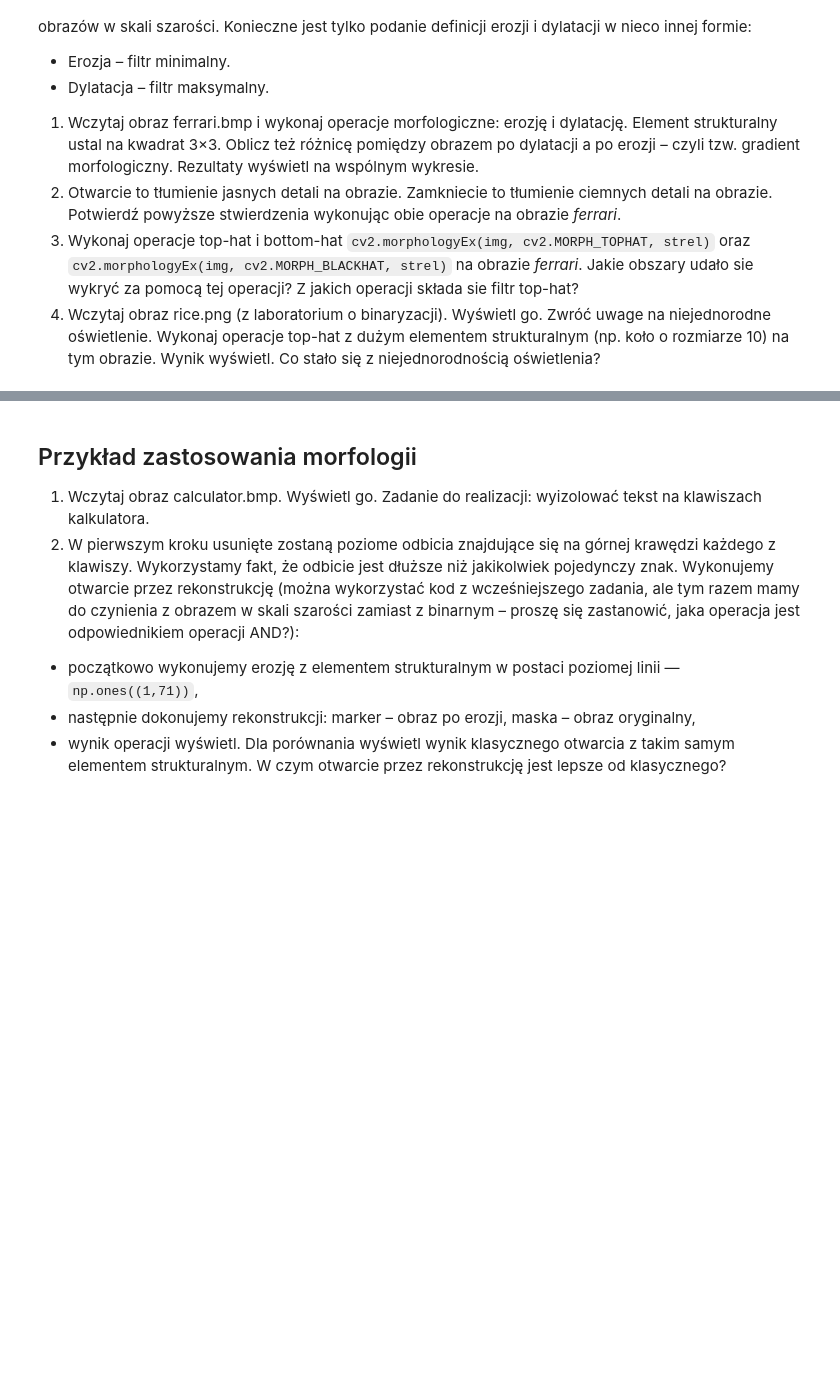
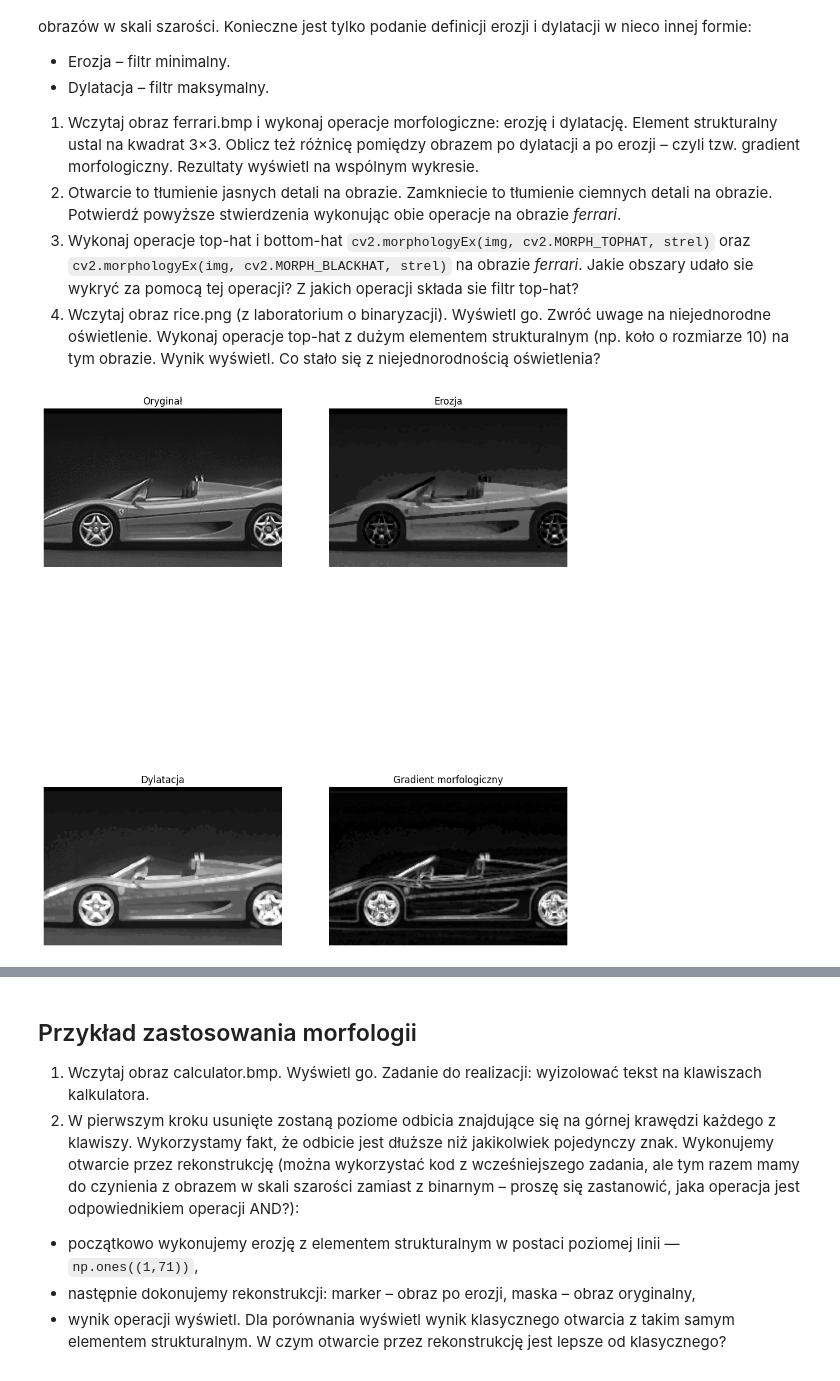
Before and after one commit to DziqG2NK/Wstep-do-cyfrowego-przetwarzania-obrazow, a Jupyter notebook: zajecia_7/10_morphology.ipynb, the cells around one changed output, grey strips where cells are left out. Cells and saved outputs as stored; diff of their text form; code cells hidden in the pictures; blank space fills up the shorter version.

Commit message:
Operations on images in grayscale

```diff
--- a/zajecia_7/10_morphology.ipynb
+++ b/zajecia_7/10_morphology.ipynb
@@ -354,3 +354,25 @@ Wszystkie dotychczasowe operacje (oprócz transformacji trafi, nie trafi) mają
 2. Otwarcie to tłumienie jasnych detali na obrazie. Zamkniecie to tłumienie ciemnych detali na obrazie. Potwierdź powyższe stwierdzenia wykonując obie operacje na obrazie _ferrari_.
 3. Wykonaj operacje top-hat i bottom-hat `cv2.morphologyEx(img, cv2.MORPH_TOPHAT, strel)` oraz `cv2.morphologyEx(img, cv2.MORPH_BLACKHAT, strel)` na obrazie _ferrari_. Jakie obszary udało sie wykryć za pomocą tej operacji? Z jakich operacji składa sie filtr top-hat?
 4. Wczytaj obraz rice.png (z laboratorium o binaryzacji). Wyświetl go. Zwróć uwage na niejednorodne oświetlenie. Wykonaj operacje top-hat z dużym elementem strukturalnym (np. koło o rozmiarze 10) na tym obrazie. Wynik wyświetl. Co stało się z niejednorodnością oświetlenia?
+# %%
+# Zadanie 1
+
+ferrari = cv2.imread("ferrari.bmp", cv2.IMREAD_GRAYSCALE)
+
+kernel = np.ones((3, 3))
+
+ferrari_eroded = cv2.erode(src=ferrari, kernel=kernel)
+ferrari_dilated = cv2.dilate(src=ferrari, kernel=kernel)
+
+ferrari_sub = cv2.absdiff(ferrari_dilated, ferrari_eroded)
+
+images = {}
+
+images["Oryginał"] = ferrari
+images["Erozja"] = ferrari_eroded
+images["Dylatacja"] = ferrari_dilated
+images["Gradient morfologiczny"] = ferrari_sub
+
+plots(columns=2, **images)
+# %% [output]
+[figure, added]
```
Also changed, not shown: parts of 3 cells of this notebook.
